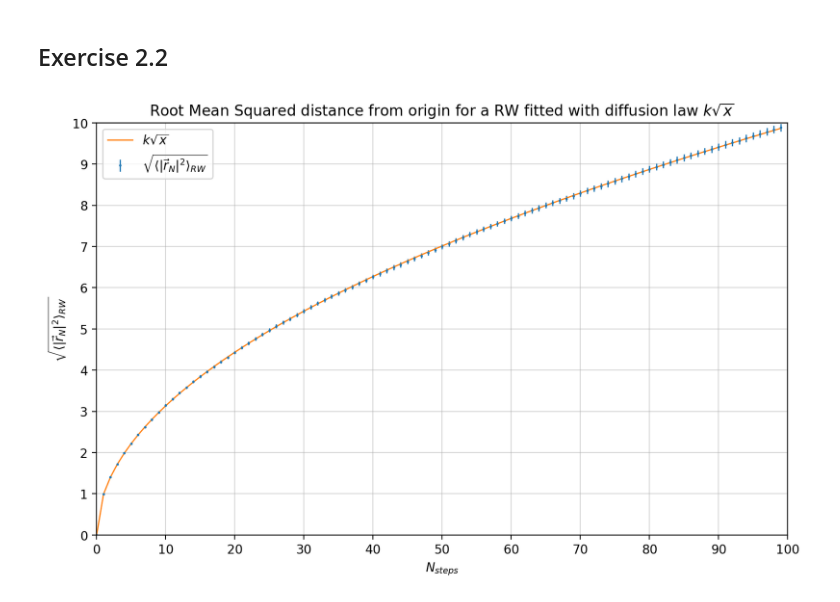
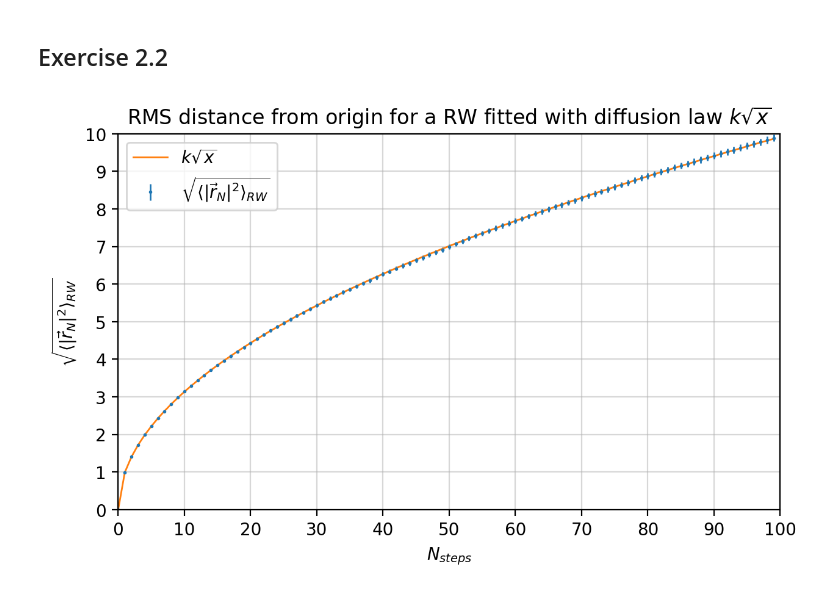
Before and after one commit to Giac97/Simulazione-Numerica, a Jupyter notebook: notebooks/Exercise 2/Exercise 2 - Analysis.ipynb, the cells around one changed output. Cells and saved outputs as stored; diff of their text form; code cells hidden in the pictures.

```diff
--- a/notebooks/Exercise 2/Exercise 2 - Analysis.ipynb
+++ b/notebooks/Exercise 2/Exercise 2 - Analysis.ipynb
@@ -45,18 +45,18 @@ def diffusion(x, k):
 # %%
 k = curve_fit(diffusion, x, sqrt_dist)[0][0]
 # %%
-plt.figure(figsize = (10, 6), dpi = 200)
+plt.figure(figsize = (7, 4), dpi = 200)
 plt.errorbar(x, sqrt_dist, err, linewidth = 0, elinewidth = 1, marker = "o", markersize = 1, label = r"$\sqrt{\langle |\vec{r}_N|^2 \rangle_{RW}}$")
 plt.plot(x, diffusion(x, k), linewidth = 1, label = r"$k\sqrt{ x }$")
 plt.grid(alpha = .5)
 plt.xlim((0,100))
 plt.ylim((0, 10))
 plt.xlabel(r"$N_{steps}$")
 plt.ylabel(r"$\sqrt{\langle |\vec{r}_N|^2 \rangle_{RW}}$")
-plt.title("Root Mean Squared distance from origin for a RW fitted with diffusion law $k\sqrt{x}$")
+plt.title("RMS distance from origin for a RW fitted with diffusion law $k\sqrt{x}$")
 plt.xticks(np.arange(0,110, 10))
 plt.yticks(np.arange(0,11))
 plt.legend()
 plt.savefig("susrw.png")
 # %% [output]
-[figure, old version]
+[figure, new version]
```
Also changed, not shown: parts of 1 cell of this notebook, 2 other files.
